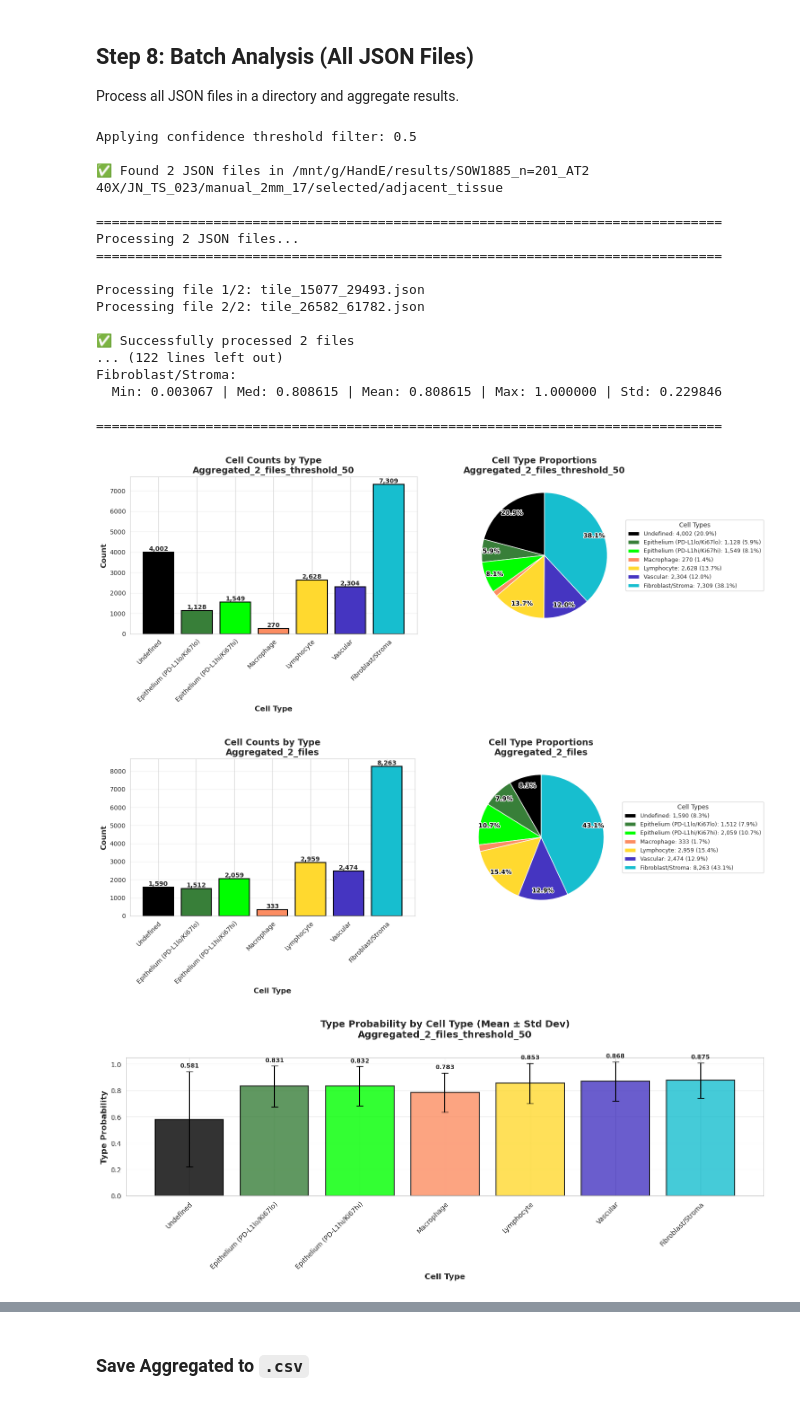
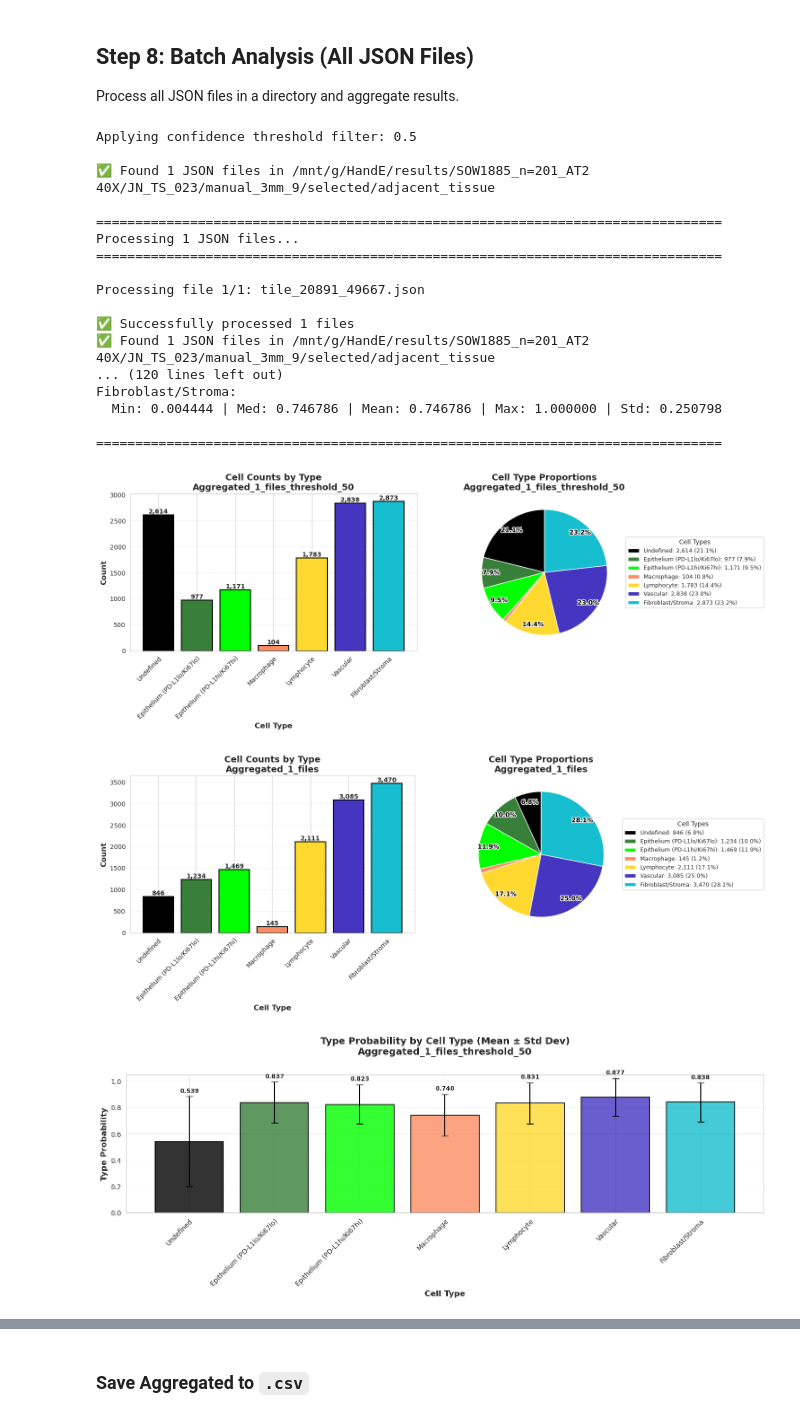
Before and after one commit to OceanBear/image_analysis_scripts, a Jupyter notebook: quantitative_analysis/cell_type_distribution.ipynb, the cells around one changed output, grey strips where cells are left out. Saved outputs shown, nothing was run; the diff lists cells and outputs as text; code cells hidden in the pictures.

```diff
--- a/quantitative_analysis/cell_type_distribution.ipynb
+++ b/quantitative_analysis/cell_type_distribution.ipynb
@@ -68,7 +68,7 @@ CELL_TYPE_COLORS = {
 # Tile physical size configuration
 # Set the physical size of each tile in mm^2
 # Example: For 4x4 mm^2 tiles, set TILE_AREA_MM2 = 16.0
-TILE_AREA_MM2 = 4.0  # Tile area in square millimeters (mm^2)
+TILE_AREA_MM2 = 9.0  # Tile area in square millimeters (mm^2)
 
 print("Cell Type Mapping:")
 for type_id, type_name in CELL_TYPE_DICT.items():
@@ -1095,7 +1095,7 @@ def aggregate_results(results_list, is_filtered=False):
     return aggregated
 # %%
 # ⚠️ UPDATE THIS PATH TO YOUR JSON DIRECTORY
-json_directory = "/mnt/g/HandE/results/SOW1885_n=201_AT2 40X/JN_TS_023/manual_2mm_17/selected/adjacent_tissue"
+json_directory = "/mnt/g/HandE/results/SOW1885_n=201_AT2 40X/JN_TS_023/manual_3mm_9/selected/adjacent_tissue"
 
 # ⚠️ Set your threshold here (default: 0.5)
 BATCH_THRESHOLD = 0.5
@@ -1133,40 +1133,40 @@ if 'aggregated_unfiltered' in locals():
         aggregated_unfiltered,
         output_path="cell_density_by_type_unfiltered.csv",
         is_filtered=False
     )
     print(f"✅ Exported {len(df_unfiltered_density)} cell types to cell_density_by_type_unfiltered.csv")
 
 # Export aggregated filtered density
 if 'aggregated_filtered' in locals():
     print("\n📁 Exporting aggregated filtered density summary...")
     threshold_value = aggregated_filtered.get('threshold', 'N/A')
     threshold_str = str(int(threshold_value * 100)) if isinstance(threshold_value, float) else str(threshold_value)
     df_filtered_density = export_density_summary_to_csv(
         aggregated_filtered,
         output_path=f"cell_density_by_type_filtered_{threshold_str}.csv",
         is_filtered=True
     )
     print(f"✅ Exported {len(df_filtered_density)} cell types to cell_density_by_type_filtered_{threshold_str}.csv")
 
 print("\n💡 Cell density (cells/tile and cells/mm²) by type has been saved to CSV files.")
 # %% [output]
 Applying confidence threshold filter: 0.5
 
-✅ Found 2 JSON files in /mnt/g/HandE/results/SOW1885_n=201_AT2 40X/JN_TS_023/manual_2mm_17/selected/adjacent_tissue
+✅ Found 1 JSON files in /mnt/g/HandE/results/SOW1885_n=201_AT2 40X/JN_TS_023/manual_3mm_9/selected/adjacent_tissue
 
 ================================================================================
-Processing 2 JSON files...
+Processing 1 JSON files...
 ================================================================================
 
-Processing file 1/2: tile_15077_29493.json
-Processing file 2/2: tile_26582_61782.json
+Processing file 1/1: tile_20891_49667.json
 
-✅ Successfully processed 2 files
-... (122 lines left out)
+✅ Successfully processed 1 files
+✅ Found 1 JSON files in /mnt/g/HandE/results/SOW1885_n=201_AT2 40X/JN_TS_023/manual_3mm_9/selected/adjacent_tissue
+... (120 lines left out)
 Fibroblast/Stroma:
-  Min: 0.003067 | Med: 0.808615 | Mean: 0.808615 | Max: 1.000000 | Std: 0.229846
+  Min: 0.004444 | Med: 0.746786 | Mean: 0.746786 | Max: 1.000000 | Std: 0.250798
 
 ================================================================================
-[figure, old version]
+[figure, new version]
-[figure, old version]
+[figure, new version]
-[figure, old version]
+[figure, new version]
```
Also changed, not shown: parts of 5 cells of this notebook, 10 other files.
